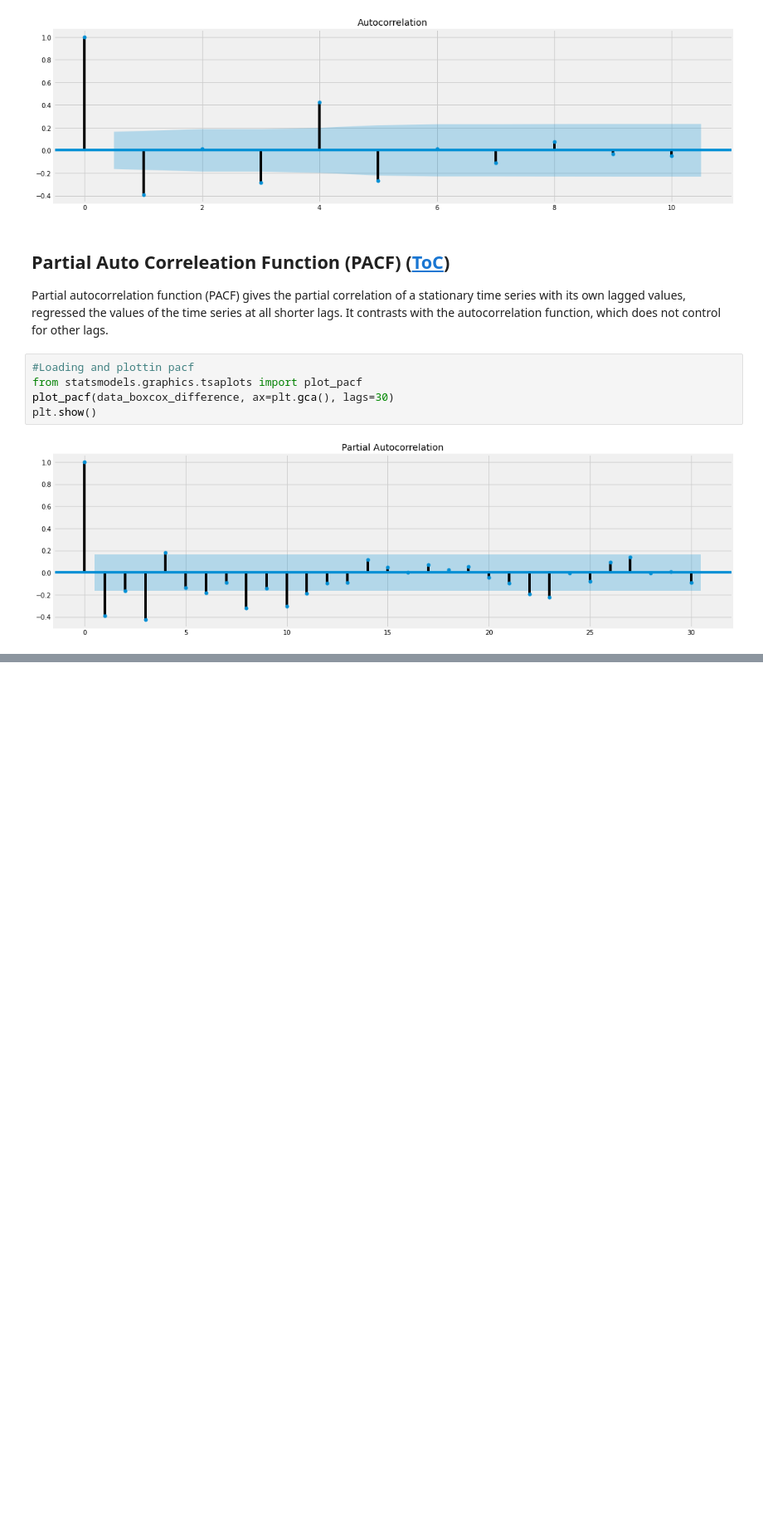
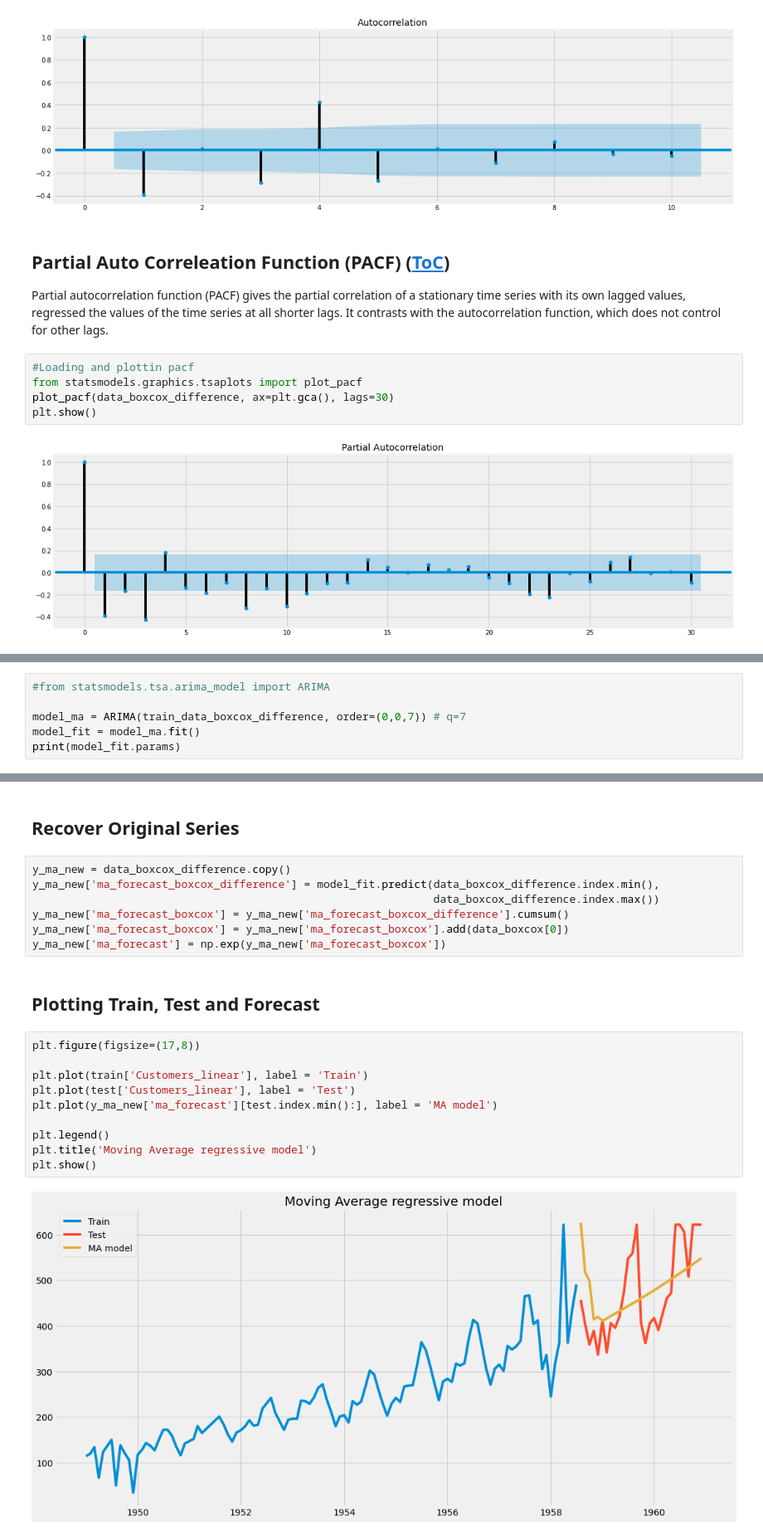
Before and after one commit to fardinafdideh/Machine-Learning-A-to-Z-using-Python, a Jupyter notebook: machine-learning-a-to-z.ipynb, the cells around one changed output, grey strips where cells are left out. Shown: that part at 83% size. Drawn from its saved outputs; the diff is of its cells as text; blank space fills up the shorter version.

```diff
--- a/machine-learning-a-to-z.ipynb
+++ b/machine-learning-a-to-z.ipynb
@@ -276,0 +357,6 @@ plt.show()
+# %%
+#from statsmodels.tsa.arima_model import ARIMA
+
+model_ma = ARIMA(train_data_boxcox_difference, order=(0,0,7)) # q=7
+model_fit = model_ma.fit()
+print(model_fit.params)
@@ -276,0 +382,23 @@ plt.show()
+# %% [markdown]
+## Recover Original Series
+# %%
+y_ma_new = data_boxcox_difference.copy()
+y_ma_new['ma_forecast_boxcox_difference'] = model_fit.predict(data_boxcox_difference.index.min(),
+                                                              data_boxcox_difference.index.max())
+y_ma_new['ma_forecast_boxcox'] = y_ma_new['ma_forecast_boxcox_difference'].cumsum()
+y_ma_new['ma_forecast_boxcox'] = y_ma_new['ma_forecast_boxcox'].add(data_boxcox[0])
+y_ma_new['ma_forecast'] = np.exp(y_ma_new['ma_forecast_boxcox'])
+# %% [markdown]
+## Plotting Train, Test and Forecast
+# %%
+plt.figure(figsize=(17,8))
+
+plt.plot(train['Customers_linear'], label = 'Train')
+plt.plot(test['Customers_linear'], label = 'Test')
+plt.plot(y_ma_new['ma_forecast'][test.index.min():], label = 'MA model')
+
+plt.legend()
+plt.title('Moving Average regressive model')
+plt.show()
+# %% [output]
+[figure, added]
```
Also changed, not shown: parts of 14 cells of this notebook.
